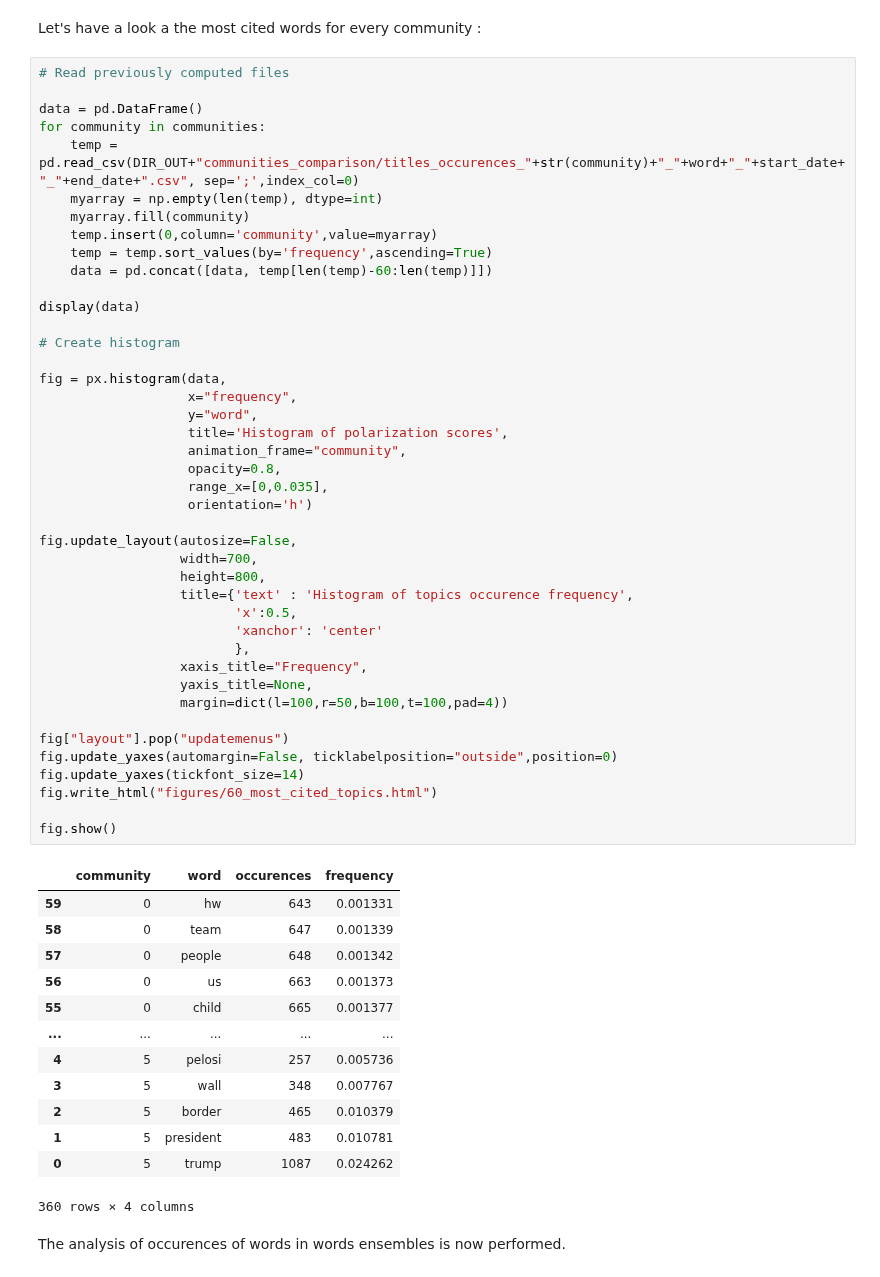
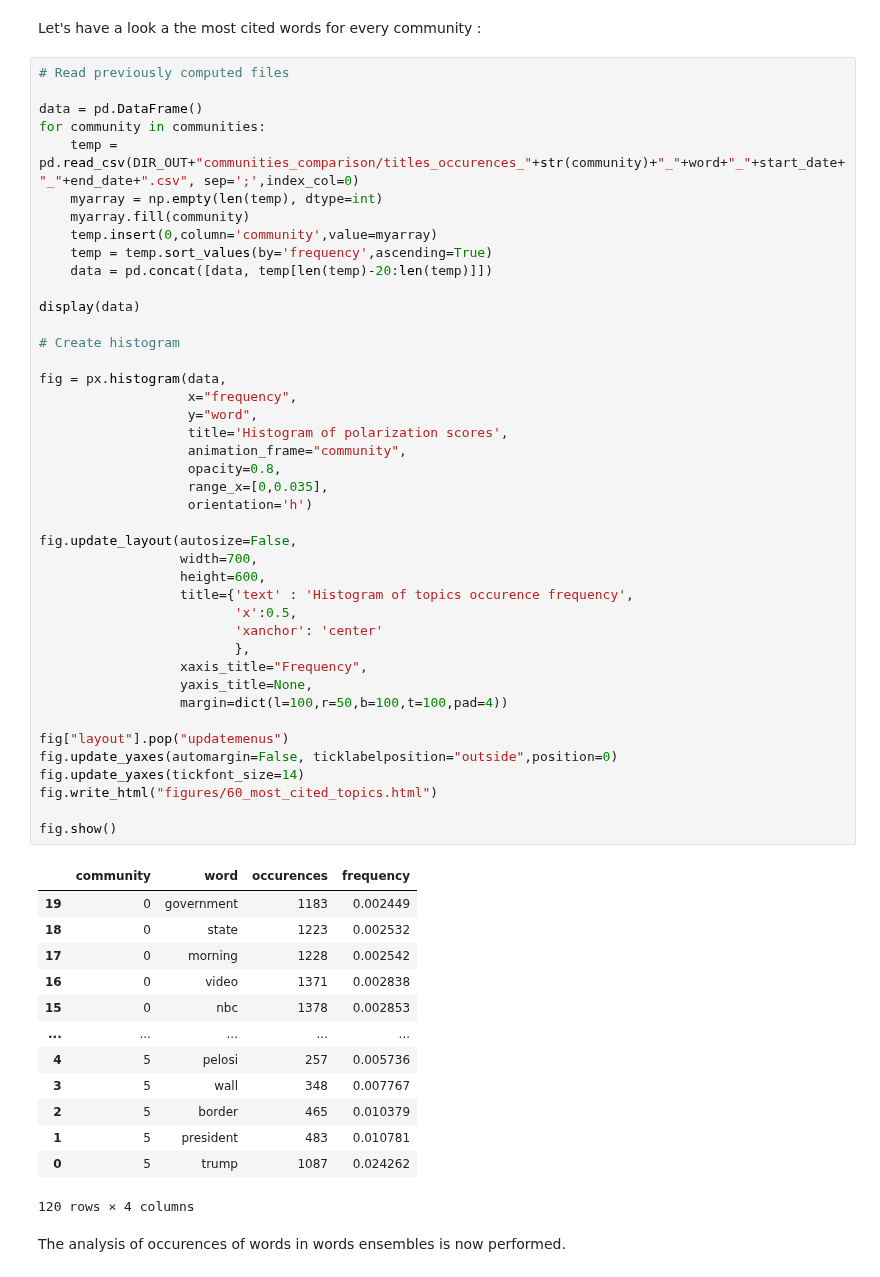
Before and after one commit to epfl-ada/ada-2022-project-adamantiumforgers, a Jupyter notebook: titles_analysis.ipynb, the cells around one changed output. Cells and saved outputs as stored; diff of their text form.

```diff
--- a/titles_analysis.ipynb
+++ b/titles_analysis.ipynb
@@ -235,52 +235,52 @@ for community in communities:
     myarray.fill(community)
     temp.insert(0,column='community',value=myarray)
     temp = temp.sort_values(by='frequency',ascending=True)
-    data = pd.concat([data, temp[len(temp)-60:len(temp)]])
+    data = pd.concat([data, temp[len(temp)-20:len(temp)]])
 
 display(data)
 
 # Create histogram
 
 fig = px.histogram(data,
                    x="frequency",
                    y="word",
                    title='Histogram of polarization scores',
                    animation_frame="community",
                    opacity=0.8,
                    range_x=[0,0.035],
                    orientation='h')
 
 fig.update_layout(autosize=False,
                   width=700,
-                  height=800,
+                  height=600,
                   title={'text' : 'Histogram of topics occurence frequency',
                          'x':0.5,
                          'xanchor': 'center'
                          },
                   xaxis_title="Frequency",
                   yaxis_title=None,
                   margin=dict(l=100,r=50,b=100,t=100,pad=4))
 
 fig["layout"].pop("updatemenus")
 fig.update_yaxes(automargin=False, ticklabelposition="outside",position=0)
 fig.update_yaxes(tickfont_size=14)
 fig.write_html("figures/60_most_cited_topics.html")
 
 fig.show()
 # %% [output]
 |  | community | word | occurences | frequency |
-| 59 | 0 | hw | 643 | 0.001331 |
-| 58 | 0 | team | 647 | 0.001339 |
-| 57 | 0 | people | 648 | 0.001342 |
-| 56 | 0 | us | 663 | 0.001373 |
-| 55 | 0 | child | 665 | 0.001377 |
+| 19 | 0 | government | 1183 | 0.002449 |
+| 18 | 0 | state | 1223 | 0.002532 |
+| 17 | 0 | morning | 1228 | 0.002542 |
+| 16 | 0 | video | 1371 | 0.002838 |
+| 15 | 0 | nbc | 1378 | 0.002853 |
 | ... | ... | ... | ... | ... |
 | 4 | 5 | pelosi | 257 | 0.005736 |
 | 3 | 5 | wall | 348 | 0.007767 |
 | 2 | 5 | border | 465 | 0.010379 |
 | 1 | 5 | president | 483 | 0.010781 |
 | 0 | 5 | trump | 1087 | 0.024262 |
-360 rows × 4 columns
+120 rows × 4 columns
 # %% [markdown]
 The analysis of occurences of words in words ensembles is now performed.
 # %%
```
Also changed, not shown: 1 other file.
